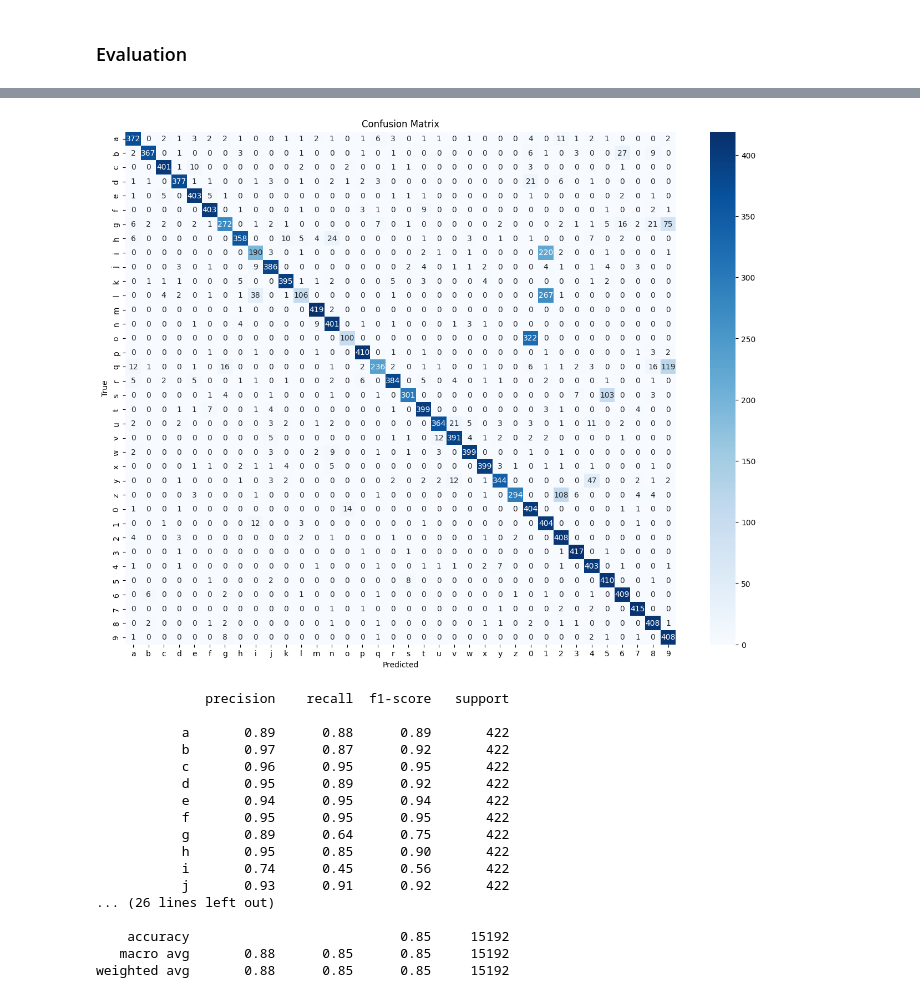
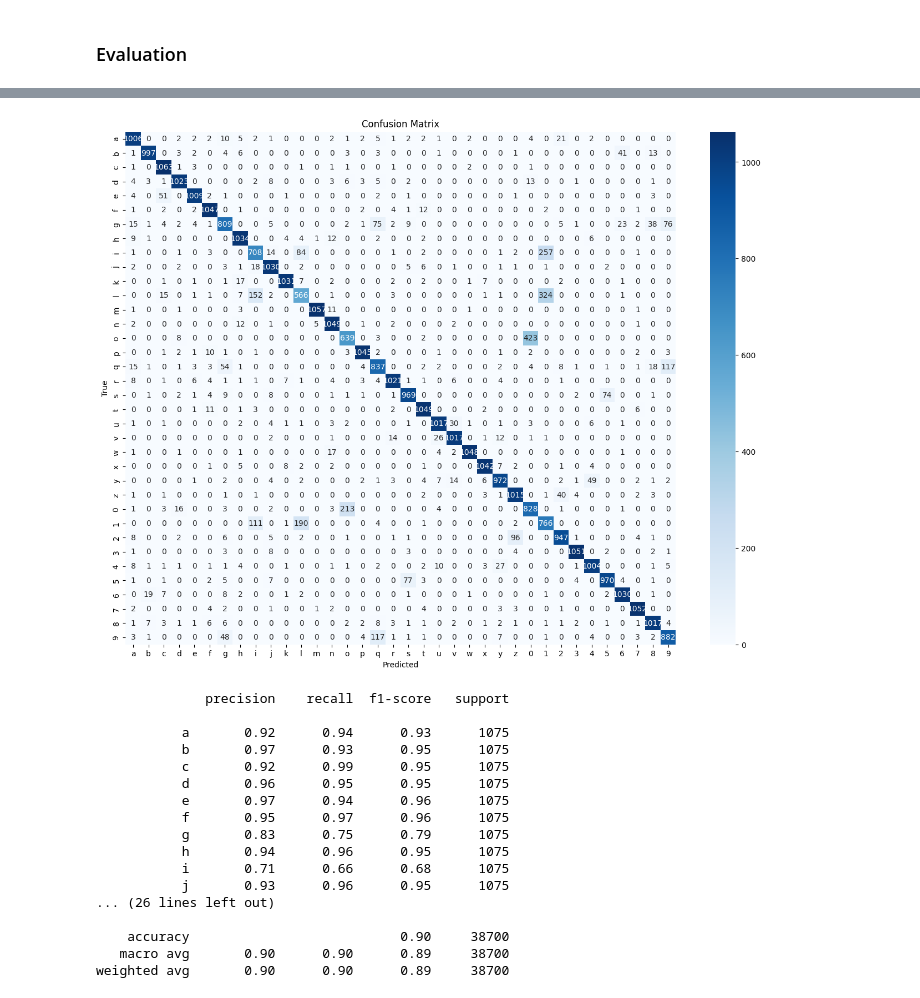
Before and after one commit to johndeweyzxc/Handwritten-Character-Recognition, a Jupyter notebook: main.ipynb, the cells around one changed output, grey strips where cells are left out. Cells and saved outputs as stored; diff of their text form; code cells hidden in the pictures.

```diff
--- a/main.ipynb
+++ b/main.ipynb
@@ -518,0 +707,4 @@ def undersample_test_data(test_loader):
+# %%
+# Balance the porportion of classes in the dataset
+dataset.balance(images=dataset.combined_images, labels=dataset.combined_labels, oversampling=True, inplace=True)
+plot_class_distribution(labels=dataset.combined_labels, classes=dataset.combined_classes, class_type='digitchar')
@@ -518,0 +716,6 @@ def undersample_test_data(test_loader):
+# %%
+# Split dataset into training and testing set
+# Load dataset into batches using data loader
+train_labels_proportions, test_labels_proportion = dataset.load()
+plot_class_distribution(labels=train_labels_proportions, classes=dataset.combined_classes, class_type='digitchar')
+plot_class_distribution(labels=test_labels_proportion, classes=dataset.combined_classes, class_type='digitchar')
@@ -949,0 +735,5 @@ TEST LOSS: 0.2564810812473297, TEST ERROR: 8.189103126525879
+# %%
+model1 = CNNModel(printtoggle=False, output_layers=36)
+
+train_cd_loss, test_cd_loss, train_cd_error, test_cd_error, net_cd = TrainEvalModel.train_model(
+    train_char_loader=dataset.train_loader, test_char_loader=dataset.test_loader, model=model1, num_epochs=20)
@@ -1019,41 +773,21 @@ torch.Size([11284, 1, 28, 28])
-# %%
-def evaluate_model(net, test_loader, classes):
-    net.eval()
-    all_preds = []
-    all_labels = []
-
-    x_test, y_test = next(iter(test_loader))
-    x_test = x_test.to(device)
-    y_test = y_test.to(device)
-
-    with torch.no_grad():
-        y_hat_test = net(x_test)
-        preds = torch.argmax(y_hat_test, axis=1)
-
-        all_preds.extend(preds.cpu().numpy())
-        all_labels.extend(y_test.cpu().numpy())
-
-    conf_matrix_and_report(all_labels, all_preds, classes)
-    # return all_labels, all_preds
-
-# actual_labels, predictions = evaluate_model(net_cd, balanced_test_char_digit_loader, combined_classes)
-evaluate_model(net_cd, balanced_test_char_digit_loader, combined_classes)
-# %% [output]
-[figure, removed]
-              precision    recall  f1-score   support
-
-           a       0.89      0.88      0.89       422
-           b       0.97      0.87      0.92       422
-           c       0.96      0.95      0.95       422
-           d       0.95      0.89      0.92       422
-           e       0.94      0.95      0.94       422
-           f       0.95      0.95      0.95       422
-           g       0.89      0.64      0.75       422
-           h       0.95      0.85      0.90       422
-           i       0.74      0.45      0.56       422
-           j       0.93      0.91      0.92       422
-... (26 lines left out)
-
-    accuracy                           0.85     15192
-   macro avg       0.88      0.85      0.85     15192
-weighted avg       0.88      0.85      0.85     15192
+# %%
+TrainEvalModel.evaluate_model(test_loader=dataset.test_loader, model=model1, classes=dataset.combined_classes)
+# %% [output]
+[figure, added]
+              precision    recall  f1-score   support
+
+           a       0.92      0.94      0.93      1075
+           b       0.97      0.93      0.95      1075
+           c       0.92      0.99      0.95      1075
+           d       0.96      0.95      0.95      1075
+           e       0.97      0.94      0.96      1075
+           f       0.95      0.97      0.96      1075
+           g       0.83      0.75      0.79      1075
+           h       0.94      0.96      0.95      1075
+           i       0.71      0.66      0.68      1075
+           j       0.93      0.96      0.95      1075
+... (26 lines left out)
+
+    accuracy                           0.90     38700
+   macro avg       0.90      0.90      0.89     38700
+weighted avg       0.90      0.90      0.89     38700
```
Also changed, not shown: parts of 95 cells of this notebook, 6 other files.
